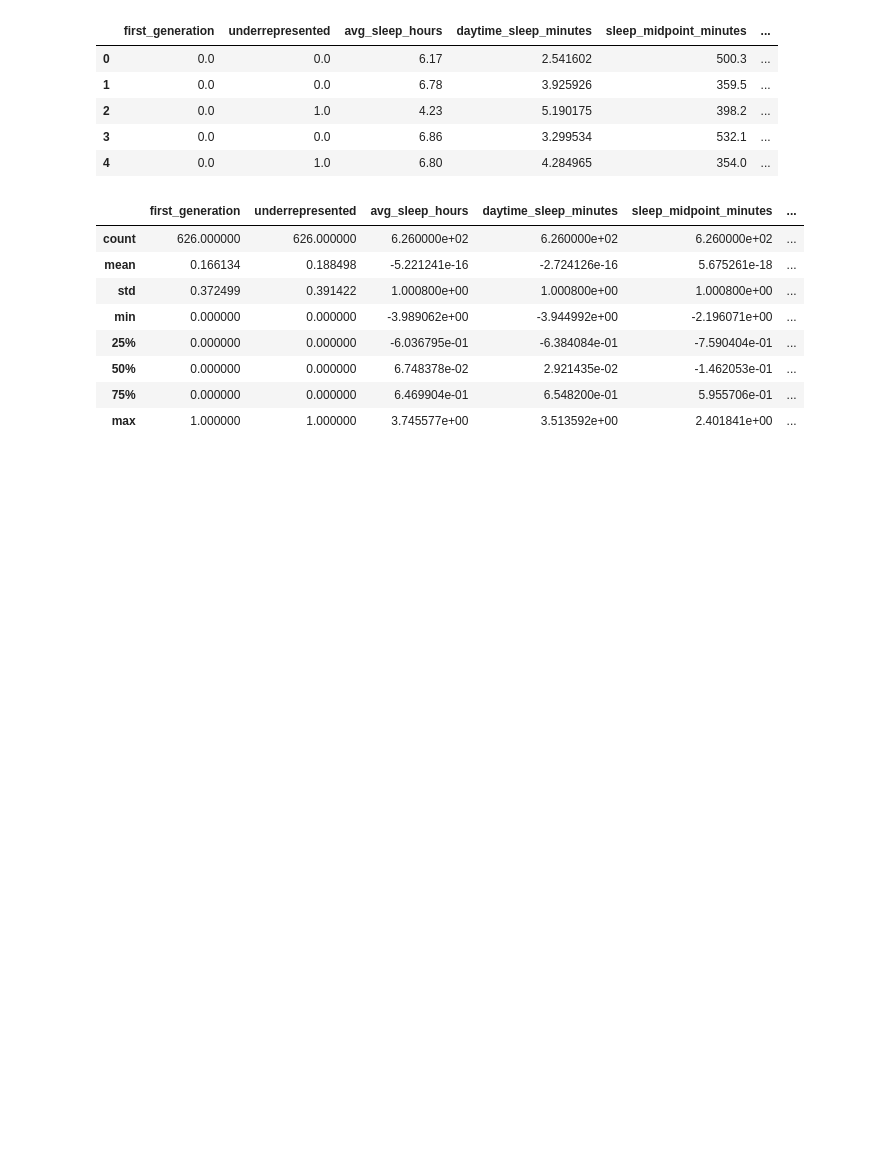
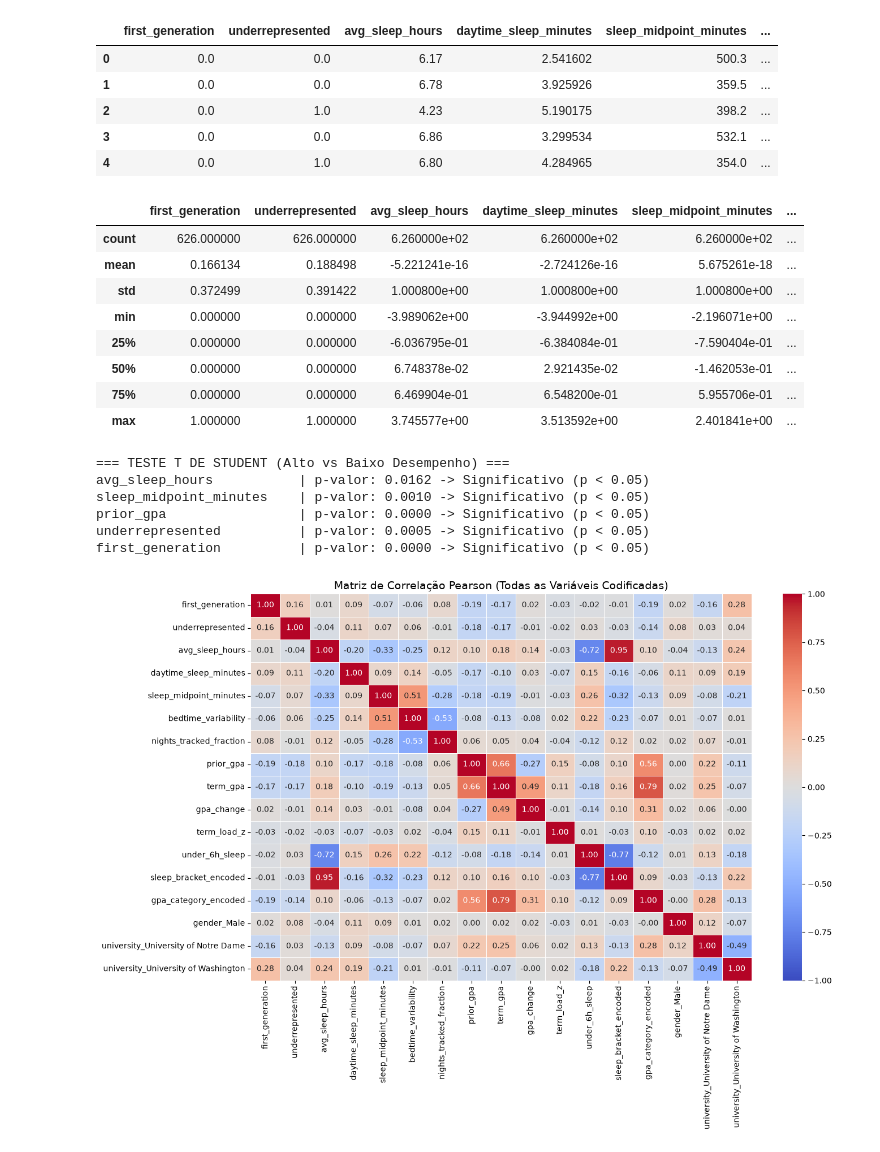
Before and after one commit to HendsMede1r0s/AnaliseDeDados, a Jupyter notebook: AnaliseDeDados/notebooks/02_preprocessing.ipynb, the cells around one changed output. Cells and saved outputs as stored; diff of their text form; code cells hidden in the pictures; blank space fills up the shorter version.

```diff
--- a/AnaliseDeDados/notebooks/02_preprocessing.ipynb
+++ b/AnaliseDeDados/notebooks/02_preprocessing.ipynb
@@ -162,3 +178,44 @@ dataEncod.describe()
 caminho_dados_processados = '../data/processed/'
 os.makedirs(caminho_dados_processados, exist_ok=True)
 dataEncod.to_csv(f'{caminho_dados_processados}dataset_clean.csv', index=False)
+# %%
+dataEncod = pd.read_csv('../data/processed/dataset_clean.csv')
+# %%
+grupo_alto = dataEncod[dataEncod['gpa_category'] == 'Alto']
+grupo_baixo = dataEncod[dataEncod['gpa_category'] == 'Baixo']
+features = ['avg_sleep_hours', 'sleep_midpoint_minutes', 'prior_gpa', 'underrepresented', 'first_generation']
+
+print("=== TESTE T DE STUDENT (Alto vs Baixo Desempenho) ===")
+for col in features:
+    stat, p_val = stats.ttest_ind(grupo_alto[col], grupo_baixo[col])
+    significativo = "Significativo (p < 0.05)" if p_val < 0.05 else "Não significativo"
+    print(f"{col:25s} | p-valor: {p_val:.4f} -> {significativo}")
+# %% [output]
+=== TESTE T DE STUDENT (Alto vs Baixo Desempenho) ===
+avg_sleep_hours           | p-valor: 0.0162 -> Significativo (p < 0.05)
+sleep_midpoint_minutes    | p-valor: 0.0010 -> Significativo (p < 0.05)
+prior_gpa                 | p-valor: 0.0000 -> Significativo (p < 0.05)
+underrepresented          | p-valor: 0.0005 -> Significativo (p < 0.05)
+first_generation          | p-valor: 0.0000 -> Significativo (p < 0.05)
+# %%
+dataEncod = dataEncod.drop(columns=['gpa_category'])
+# %%
+plt.figure(figsize=(14, 10))
+matriz_corr = dataEncod.corr(method='pearson')
+
+sns.heatmap(
+    matriz_corr,
+    annot=True,
+    fmt='.2f',
+    cmap='coolwarm',
+    vmin=-1,
+    vmax=1,
+    linewidths=0.5
+)
+plt.title('Matriz de Correlação Pearson (Todas as Variáveis Codificadas)', fontsize=14)
+plt.tight_layout()
+os.makedirs('../reports/figures', exist_ok=True)
+plt.savefig('../reports/figures/matriz_correlacao_regressao.png', bbox_inches='tight', dpi=300)
+plt.show()
+# %% [output]
+[figure, added]
```
Also changed, not shown: parts of 4 cells of this notebook, 8 other files.
